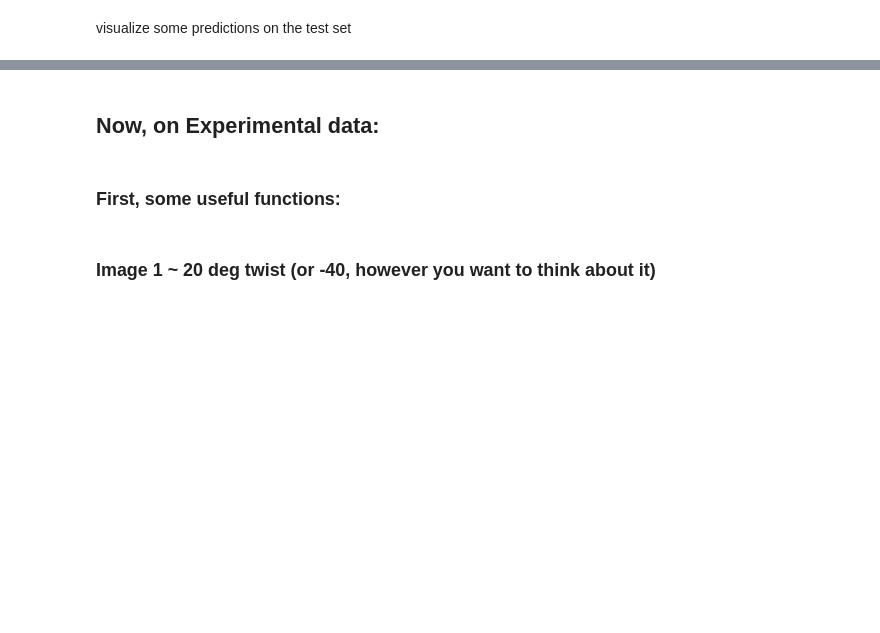
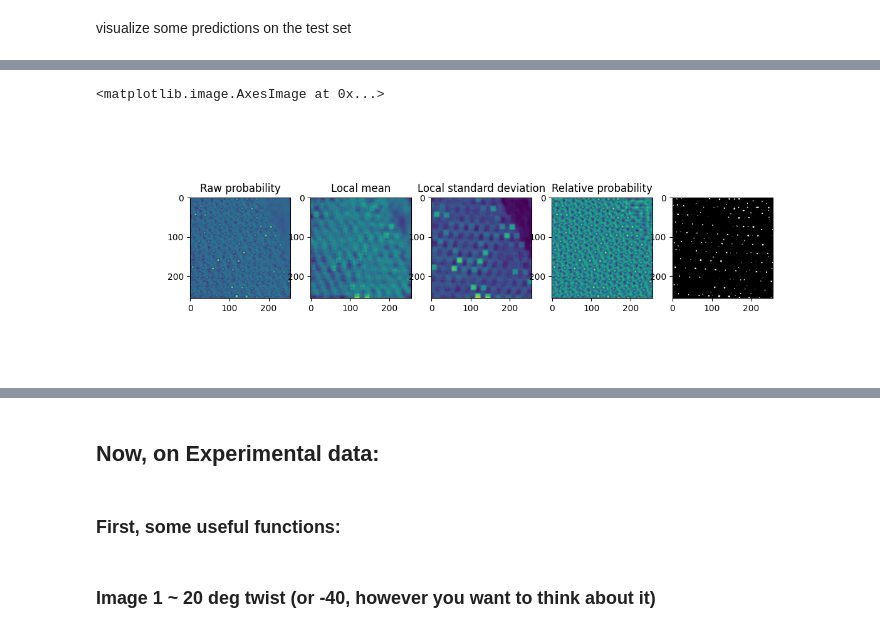
Before and after one commit to sumner-harris/Gomb-Net, a Jupyter notebook: Eval_WSSe_model.ipynb, the cells around one changed output, grey strips where cells are left out. Drawn from its saved outputs; the diff is of its cells as text; code cells hidden in the pictures; blank space fills up the shorter version.

```diff
--- a/Eval_WSSe_model.ipynb
+++ b/Eval_WSSe_model.ipynb
@@ -221,0 +350,43 @@ fig.tight_layout()
+# %%
+from scipy.ndimage import uniform_filter
+
+def relative_probability(array, kernel_size):
+    # Local mean calculation using uniform filter
+    local_mean = uniform_filter(array, size=kernel_size)
+
+    # Local variance (standard deviation squared)
+    local_sqr_mean = uniform_filter(array ** 2, size=kernel_size)
+    local_variance = local_sqr_mean - local_mean ** 2
+
+    # Calculate local standard deviation
+    local_std = np.sqrt(local_variance)
+
+    return local_mean, local_std
+# %%
+array = np.array(outputs[1])
+array = array - np.min(array)
+# array = gaussian_filter(array, 1)
+x = np.arange(array.shape[1])
+y = np.arange(array.shape[0])
+x, y = np.meshgrid(x, y)
+
+local_mean, local_std = relative_probability(array, 13)
+
+relative_prob = (array - local_mean) / local_std
+relative_prob = gaussian_filter(relative_prob, 1)
+# %%
+fig, ax = plt.subplots(1, 5, figsize=(12, 4))
+ax[0].imshow(array, cmap='viridis')
+ax[0].set_title('Raw probability')
+ax[1].imshow(local_mean, cmap='viridis')
+ax[1].set_title('Local mean')
+ax[2].imshow(local_std, cmap='viridis')
+ax[2].set_title('Local standard deviation')
+ax[3].imshow(relative_prob, cmap='viridis')
+ax[3].set_title('Relative probability')
+
+threshold = 1.1
+ax[4].imshow(relative_prob > threshold, cmap='gray')
+# %% [output]
+<matplotlib.image.AxesImage at 0x...>
+[figure, added]
```
Also changed, not shown: parts of 23 cells of this notebook, 1 other file.
